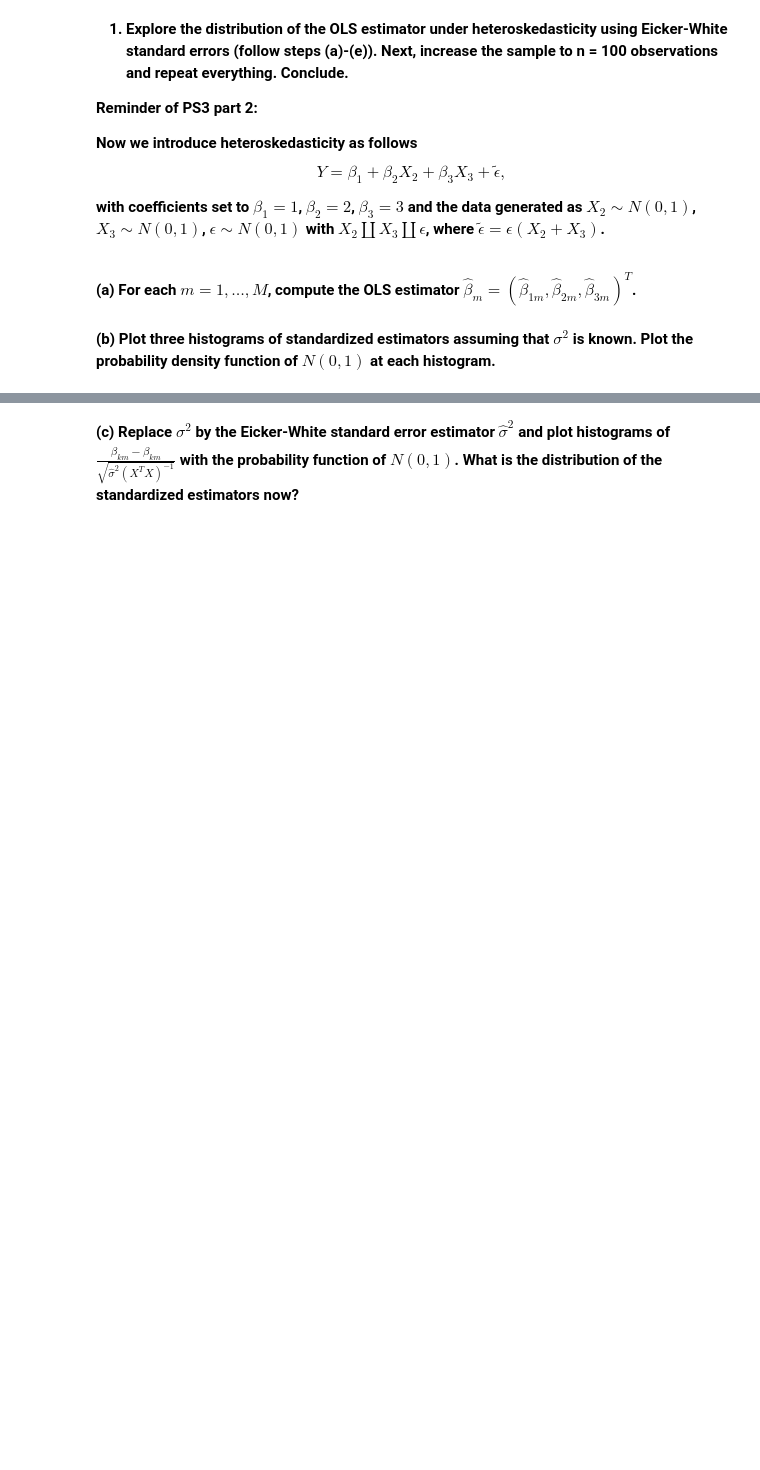
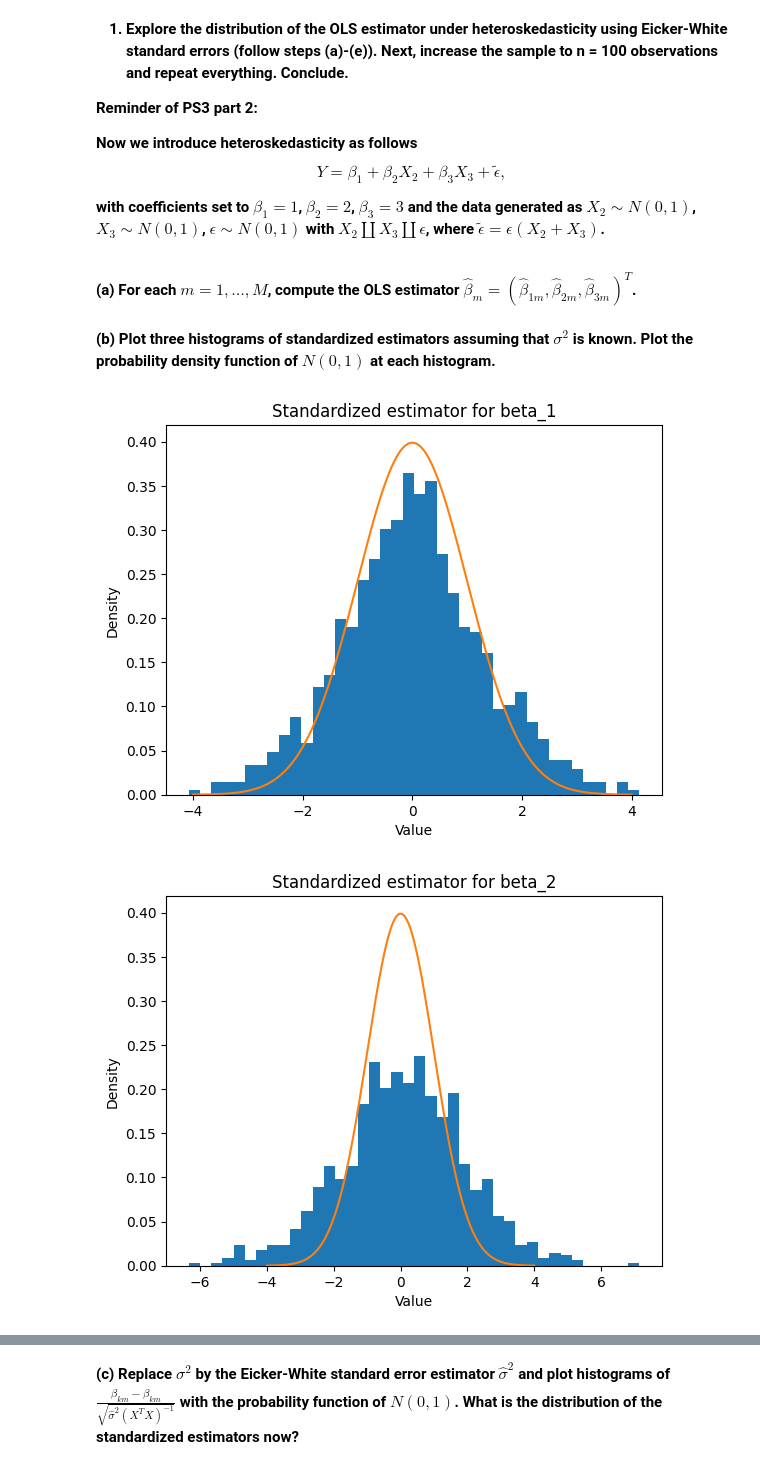
Before and after one commit to Nurdaylight/An-Econ-771, a Jupyter notebook: PS6.ipynb, the cells around one changed output, grey strips where cells are left out. Cells and saved outputs as stored; diff of their text form; code cells hidden in the pictures; blank space fills up the shorter version.

```diff
--- a/PS6.ipynb
+++ b/PS6.ipynb
@@ -49,2 +63,43 @@ with coefficients set to $\beta_1 = 1$, $\beta_2 = 2$, $\beta_3 = 3$ and the dat
+# %%
+#Compute the estimators
+# Compute estimates
+XtX = X.transpose(1, 2) @ X      # shape: ( M, 3, 3)
+XtX_inv = torch.linalg.inv(XtX)  # shape: ( M, 3, 3)
+
+beta_hat= XtX_inv @ X.transpose(1, 2)@Y.view(M, n, 1) # (M,k,1)
 # %% [markdown]
 **(b) Plot three histograms of standardized estimators assuming that $\sigma^2$ is known. Plot the probability density function of $N(0, 1)$ at each histogram.**
+# %%
+
+# --- move to CPU if on CUDA ---
+beta_hat_cpu = beta_hat.detach().cpu().squeeze(-1)  # (M,3)
+XtX_inv_cpu = XtX_inv.detach().cpu()
+
+sigma2 = 1.0
+
+# --- standardize estimators ---
+Z = []
+
+for j in range(3):
+    var_j = sigma2 * XtX_inv_cpu[:, j, j]
+    z_j = (beta_hat_cpu[:, j] - beta_true[j]) / torch.sqrt(var_j)
+    Z.append(z_j.numpy())
+
+# --- standard normal pdf ---
+def normal_pdf(x):
+    return (1 / math.sqrt(2*math.pi)) * np.exp(-0.5 * x**2)
+
+x_grid = np.linspace(-4, 4, 400)
+
+# --- plot histograms ---
+for j in range(3):
+    plt.figure()
+    plt.hist(Z[j], bins=40, density=True)
+    plt.plot(x_grid, normal_pdf(x_grid))
+    plt.title(f"Standardized estimator for beta_{j+1}")
+    plt.xlabel("Value")
+    plt.ylabel("Density")
+    plt.show()
+# %% [output]
+[figure, added]
+[figure, added]
```
Also changed, not shown: parts of 3 cells of this notebook.
